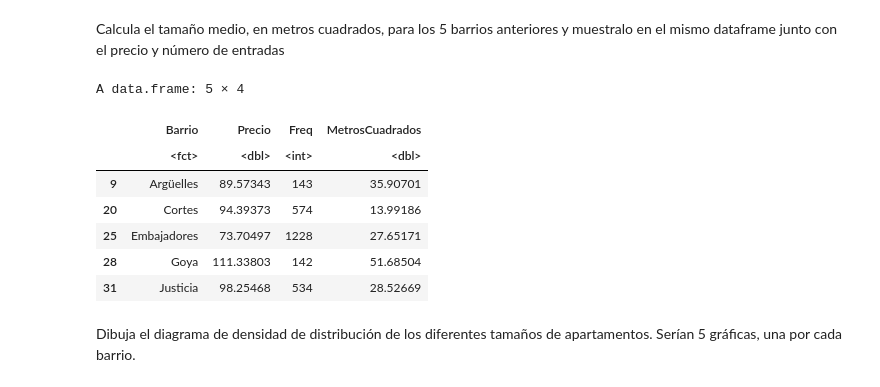
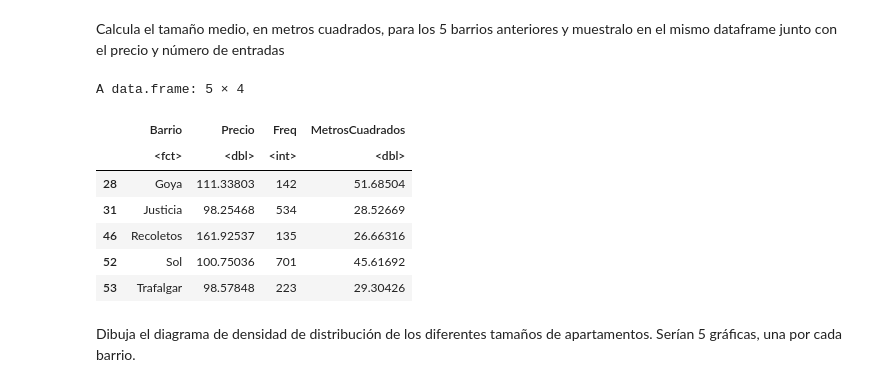
Before and after one commit to angelOlivares/estadisticaR, a Jupyter notebook: 0-PracticaFinal.ipynb, the cells around one changed output. Cells and saved outputs as stored; diff of their text form; code cells hidden in the pictures.

```diff
--- a/0-PracticaFinal.ipynb
+++ b/0-PracticaFinal.ipynb
@@ -498,15 +499,15 @@ Calcula el tamaño medio, en metros cuadrados, para los 5 barrios anteriores y m
 # %%
 abnbBarrioAggMC<-aggregate(MetrosCuadrados~Barrio,airbnb_entire,mean,na.rm=T)
 abnbBarrioFreqMC<-merge(abnbBarrioFreq,abnbBarrioAggMC)
-abnbBarrioFreqMC[abnbBarrioFreqMC$Barrio == "Argüelles" | abnbBarrioFreqMC$Barrio == "Cortes" | abnbBarrioFreqMC$Barrio == "Embajadores" | abnbBarrioFreqMC$Barrio == "Goya" | abnbBarrioFreqMC$Barrio == "Justicia",]
+abnbBarrioFreqMC[abnbBarrioFreqMC$Barrio == "Recoletos" | abnbBarrioFreqMC$Barrio == "Goya" | abnbBarrioFreqMC$Barrio == "Sol" | abnbBarrioFreqMC$Barrio == "Trafalgar" | abnbBarrioFreqMC$Barrio == "Justicia",]
 # %% [output]
 A data.frame: 5 × 4
 |  | Barrio | Precio | Freq | MetrosCuadrados |
 |  | <fct> | <dbl> | <int> | <dbl> |
-| 9 | Argüelles | 89.57343 | 143 | 35.90701 |
-| 20 | Cortes | 94.39373 | 574 | 13.99186 |
-| 25 | Embajadores | 73.70497 | 1228 | 27.65171 |
 | 28 | Goya | 111.33803 | 142 | 51.68504 |
 | 31 | Justicia | 98.25468 | 534 | 28.52669 |
+| 46 | Recoletos | 161.92537 | 135 | 26.66316 |
+| 52 | Sol | 100.75036 | 701 | 45.61692 |
+| 53 | Trafalgar | 98.57848 | 223 | 29.30426 |
 # %% [markdown]
 Dibuja el diagrama de densidad de distribución de los diferentes tamaños de apartamentos. Serían 5 gráficas, una por cada barrio.
```
Also changed, not shown: parts of 10 cells of this notebook.
